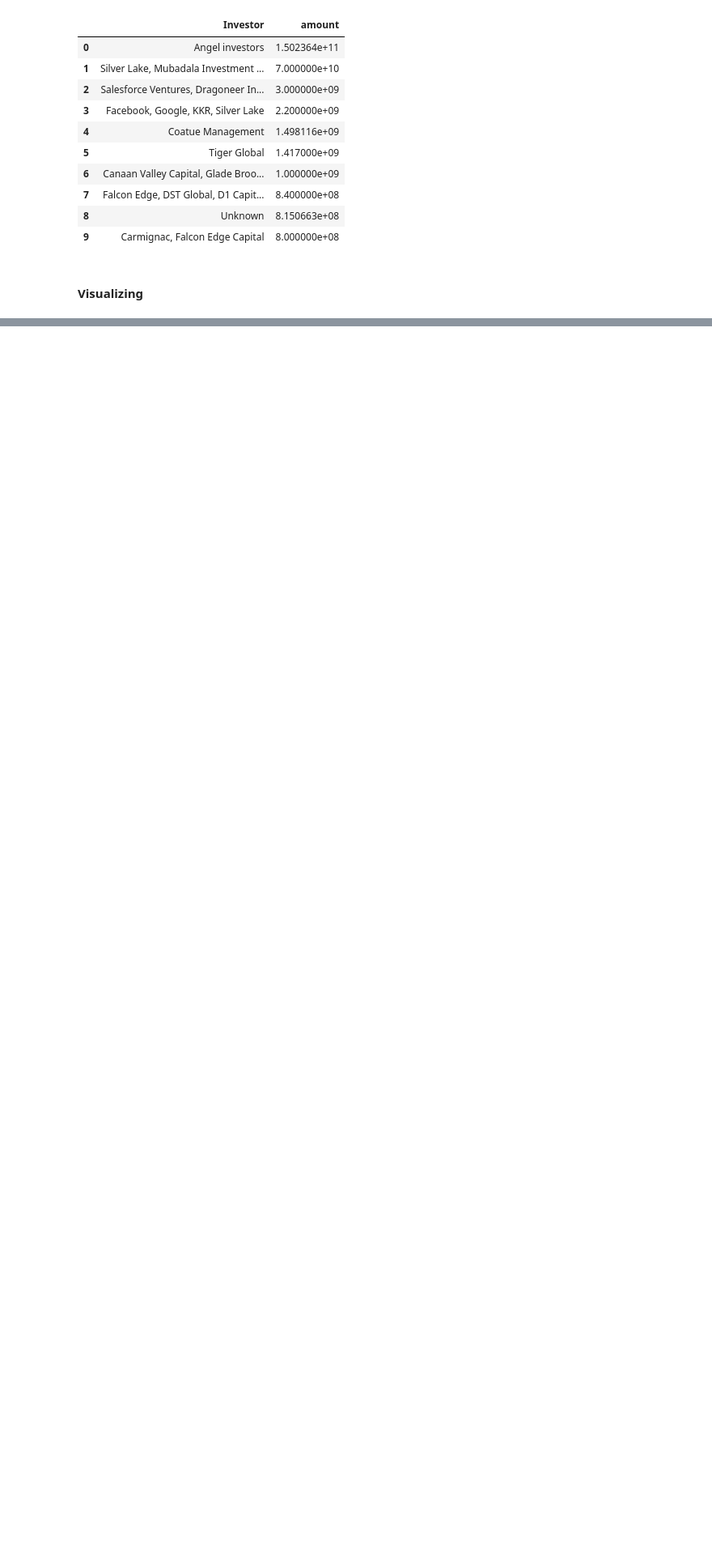
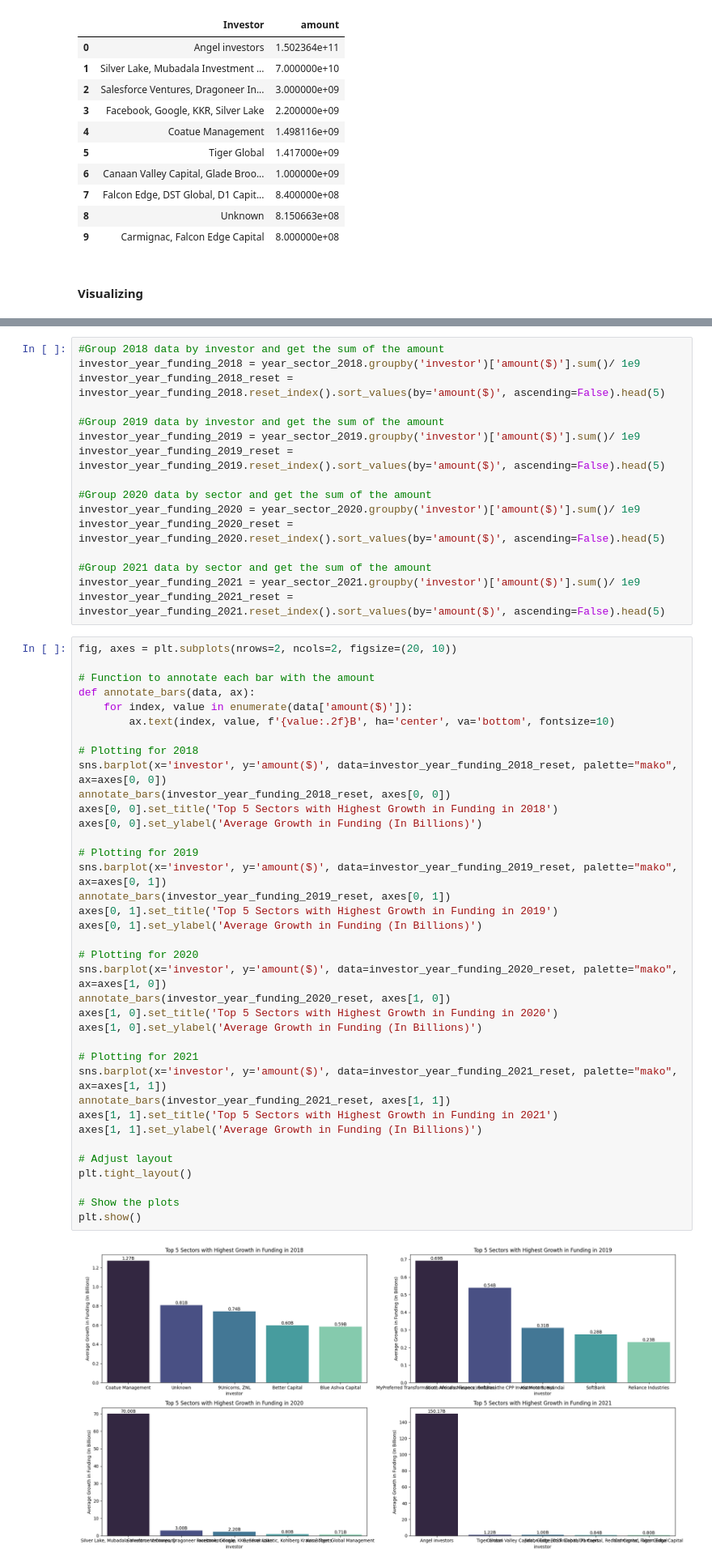
Before and after one commit to heldana30/Azubi_Africa_Live_Project_Indian_Startup_Funding_Analysis, a Jupyter notebook: indian_start_up_funding_analysis.ipynb, the cells around one changed output, grey strips where cells are left out. Shown at 81% size. Cells and saved outputs as stored; diff of their text form; blank space fills up the shorter version.

```diff
--- a/indian_start_up_funding_analysis.ipynb
+++ b/indian_start_up_funding_analysis.ipynb
@@ -1707,0 +1692,55 @@ plt.show()
+# %%
+#Group 2018 data by investor and get the sum of the amount
+investor_year_funding_2018 = year_sector_2018.groupby('investor')['amount($)'].sum()/ 1e9
+investor_year_funding_2018_reset = investor_year_funding_2018.reset_index().sort_values(by='amount($)', ascending=False).head(5)
+
+#Group 2019 data by investor and get the sum of the amount
+investor_year_funding_2019 = year_sector_2019.groupby('investor')['amount($)'].sum()/ 1e9
+investor_year_funding_2019_reset = investor_year_funding_2019.reset_index().sort_values(by='amount($)', ascending=False).head(5)
+
+#Group 2020 data by sector and get the sum of the amount
+investor_year_funding_2020 = year_sector_2020.groupby('investor')['amount($)'].sum()/ 1e9
+investor_year_funding_2020_reset = investor_year_funding_2020.reset_index().sort_values(by='amount($)', ascending=False).head(5)
+
+#Group 2021 data by sector and get the sum of the amount
+investor_year_funding_2021 = year_sector_2021.groupby('investor')['amount($)'].sum()/ 1e9
+investor_year_funding_2021_reset = investor_year_funding_2021.reset_index().sort_values(by='amount($)', ascending=False).head(5)
+# %%
+fig, axes = plt.subplots(nrows=2, ncols=2, figsize=(20, 10))
+
+# Function to annotate each bar with the amount
+def annotate_bars(data, ax):
+    for index, value in enumerate(data['amount($)']):
+        ax.text(index, value, f'{value:.2f}B', ha='center', va='bottom', fontsize=10)
+
+# Plotting for 2018
+sns.barplot(x='investor', y='amount($)', data=investor_year_funding_2018_reset, palette="mako", ax=axes[0, 0])
+annotate_bars(investor_year_funding_2018_reset, axes[0, 0])
+axes[0, 0].set_title('Top 5 Sectors with Highest Growth in Funding in 2018')
+axes[0, 0].set_ylabel('Average Growth in Funding (In Billions)')
+
+# Plotting for 2019
+sns.barplot(x='investor', y='amount($)', data=investor_year_funding_2019_reset, palette="mako", ax=axes[0, 1])
+annotate_bars(investor_year_funding_2019_reset, axes[0, 1])
+axes[0, 1].set_title('Top 5 Sectors with Highest Growth in Funding in 2019')
+axes[0, 1].set_ylabel('Average Growth in Funding (In Billions)')
+
+# Plotting for 2020
+sns.barplot(x='investor', y='amount($)', data=investor_year_funding_2020_reset, palette="mako", ax=axes[1, 0])
+annotate_bars(investor_year_funding_2020_reset, axes[1, 0])
+axes[1, 0].set_title('Top 5 Sectors with Highest Growth in Funding in 2020')
+axes[1, 0].set_ylabel('Average Growth in Funding (In Billions)')
+
+# Plotting for 2021
+sns.barplot(x='investor', y='amount($)', data=investor_year_funding_2021_reset, palette="mako", ax=axes[1, 1])
+annotate_bars(investor_year_funding_2021_reset, axes[1, 1])
+axes[1, 1].set_title('Top 5 Sectors with Highest Growth in Funding in 2021')
+axes[1, 1].set_ylabel('Average Growth in Funding (In Billions)')
+
+# Adjust layout
+plt.tight_layout()
+
+# Show the plots
+plt.show()
+# %% [output]
+[figure, added]
```
Also changed, not shown: parts of 12 cells of this notebook.
